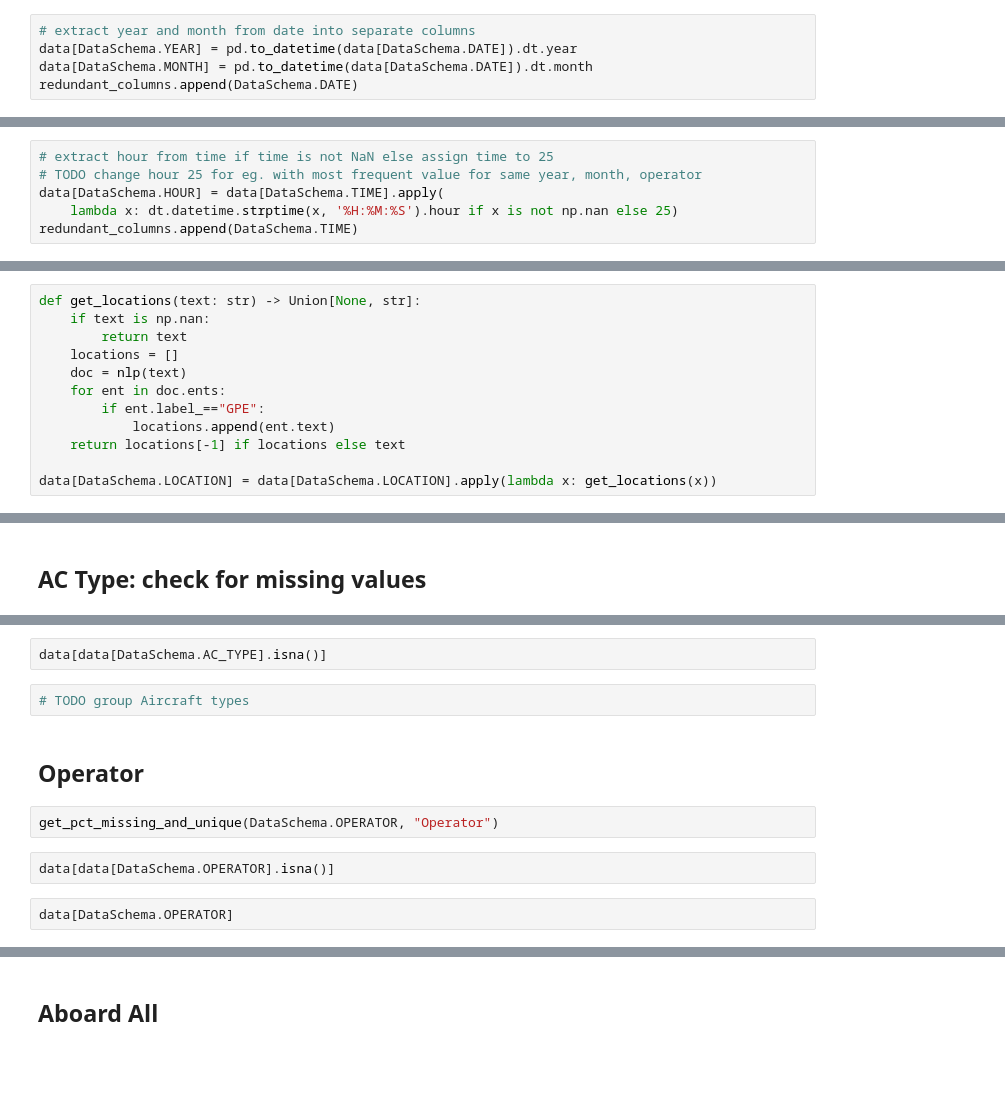
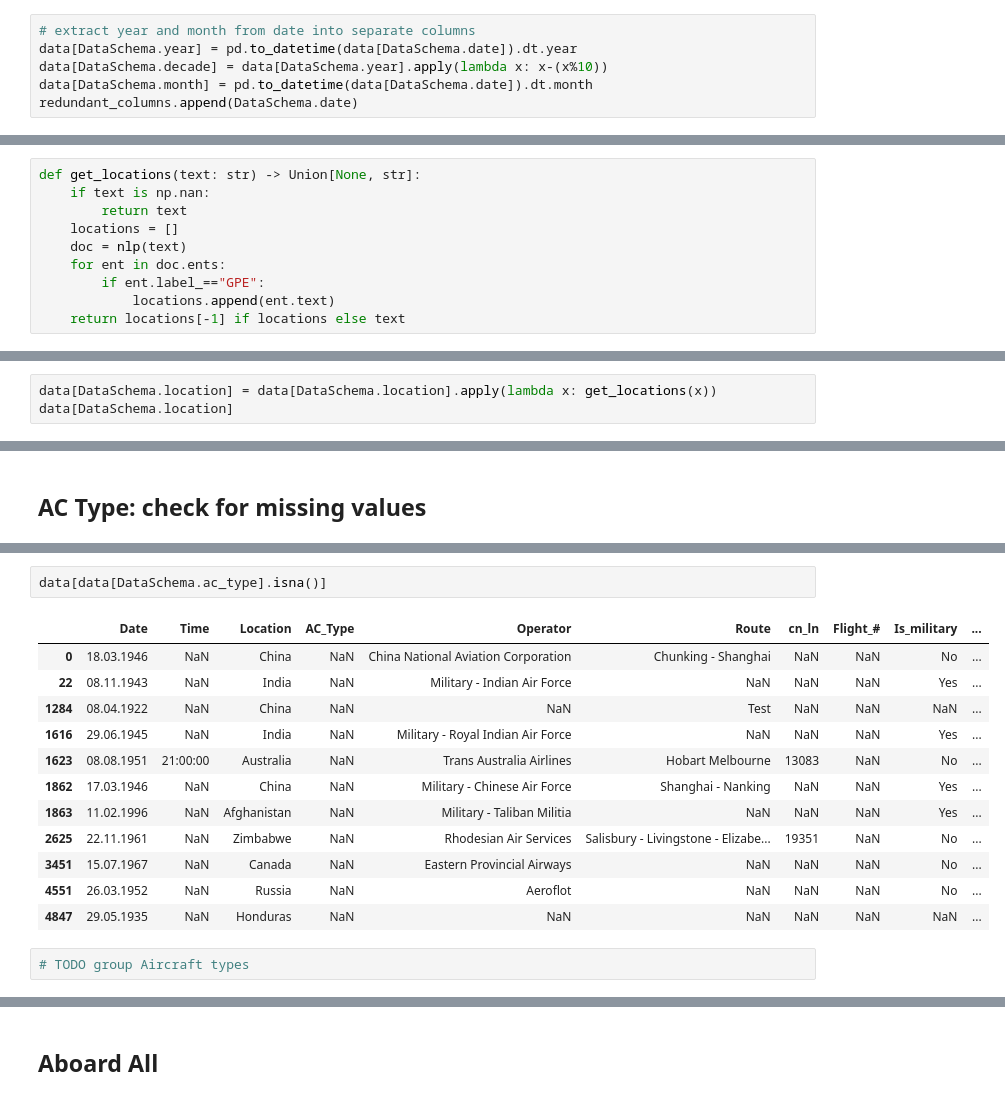
Before and after one commit to kiselevskaya/plane_crash_model_deployment, a Jupyter notebook: plane_crash_EDA.ipynb, the cells around one changed output, grey strips where cells are left out. Cells and saved outputs as stored; diff of their text form; blank space fills up the shorter version.

```diff
--- a/plane_crash_EDA.ipynb
+++ b/plane_crash_EDA.ipynb
@@ -151,5 +497,6 @@ get_pct_missing_and_unique(DataSchema.DATE)
 # %%
 # extract year and month from date into separate columns
-data[DataSchema.YEAR] = pd.to_datetime(data[DataSchema.DATE]).dt.year
-data[DataSchema.MONTH] = pd.to_datetime(data[DataSchema.DATE]).dt.month
-redundant_columns.append(DataSchema.DATE)
+data[DataSchema.year] = pd.to_datetime(data[DataSchema.date]).dt.year
+data[DataSchema.decade] = data[DataSchema.year].apply(lambda x: x-(x%10))
+data[DataSchema.month] = pd.to_datetime(data[DataSchema.date]).dt.month
+redundant_columns.append(DataSchema.date)
@@ -161,6 +513,0 @@ get_pct_missing_and_unique(DataSchema.TIME, "Time")
-# %%
-# extract hour from time if time is not NaN else assign time to 25
-# TODO change hour 25 for eg. with most frequent value for same year, month, operator
-data[DataSchema.HOUR] = data[DataSchema.TIME].apply(
-    lambda x: dt.datetime.strptime(x, '%H:%M:%S').hour if x is not np.nan else 25)
-redundant_columns.append(DataSchema.TIME)
@@ -180,5 +535,3 @@ def get_locations(text: str) -> Union[None, str]:
         if ent.label_=="GPE":
             locations.append(ent.text)
     return locations[-1] if locations else text
-
-data[DataSchema.LOCATION] = data[DataSchema.LOCATION].apply(lambda x: get_locations(x))
@@ -184,0 +557,3 @@ data[DataSchema.LOCATION] = data[DataSchema.LOCATION].apply(lambda x: get_locati
+# %%
+data[DataSchema.location] = data[DataSchema.location].apply(lambda x: get_locations(x))
+data[DataSchema.location]
@@ -191,12 +599,17 @@ get_pct_missing_and_unique(DataSchema.AC_TYPE, "Aircraft Type")
 # %%
-data[data[DataSchema.AC_TYPE].isna()]
+data[data[DataSchema.ac_type].isna()]
+# %% [output]
+|  | Date | Time | Location | AC_Type | Operator | Route | cn_ln | Flight_# | Is_military | ... |
+| 0 | 18.03.1946 | NaN | China | NaN | China National Aviation Corporation | Chunking - Shanghai | NaN | NaN | No | ... |
+| 22 | 08.11.1943 | NaN | India | NaN | Military - Indian Air Force | NaN | NaN | NaN | Yes | ... |
+| 1284 | 08.04.1922 | NaN | China | NaN | NaN | Test | NaN | NaN | NaN | ... |
+| 1616 | 29.06.1945 | NaN | India | NaN | Military - Royal Indian Air Force | NaN | NaN | NaN | Yes | ... |
+| 1623 | 08.08.1951 | 21:00:00 | Australia | NaN | Trans Australia Airlines | Hobart Melbourne | 13083 | NaN | No | ... |
+| 1862 | 17.03.1946 | NaN | China | NaN | Military - Chinese Air Force | Shanghai - Nanking | NaN | NaN | Yes | ... |
+| 1863 | 11.02.1996 | NaN | Afghanistan | NaN | Military - Taliban Militia | NaN | NaN | NaN | Yes | ... |
+| 2625 | 22.11.1961 | NaN | Zimbabwe | NaN | Rhodesian Air Services | Salisbury - Livingstone - Elizabe... | 19351 | NaN | No | ... |
+| 3451 | 15.07.1967 | NaN | Canada | NaN | Eastern Provincial Airways | NaN | NaN | NaN | No | ... |
+| 4551 | 26.03.1952 | NaN | Russia | NaN | Aeroflot | NaN | NaN | NaN | No | ... |
+| 4847 | 29.05.1935 | NaN | Honduras | NaN | NaN | NaN | NaN | NaN | NaN | ... |
 # %%
 # TODO group Aircraft types
-# %% [markdown]
-## Operator
-# %%
-get_pct_missing_and_unique(DataSchema.OPERATOR, "Operator")
-# %%
-data[data[DataSchema.OPERATOR].isna()]
-# %%
-data[DataSchema.OPERATOR]
```
Also changed, not shown: parts of 199 cells of this notebook, 1 other file.
